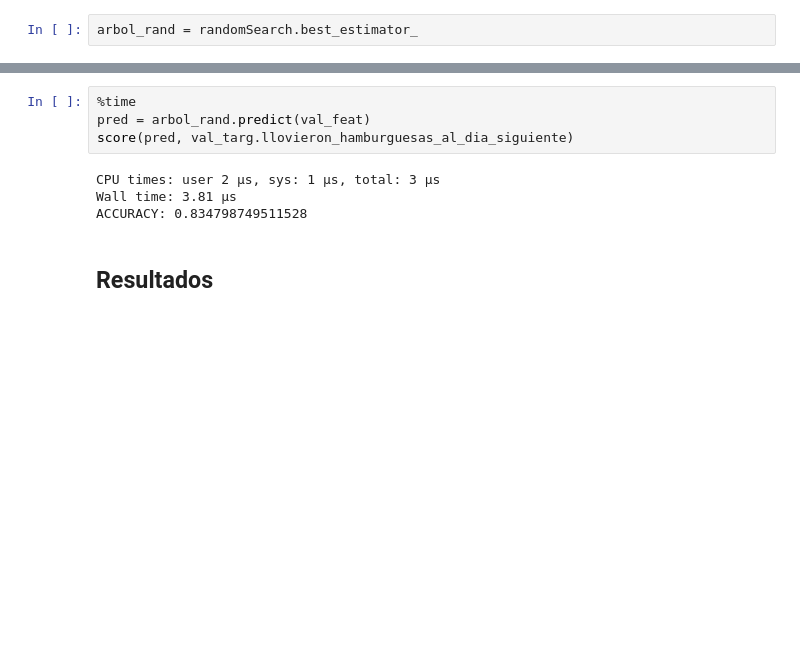
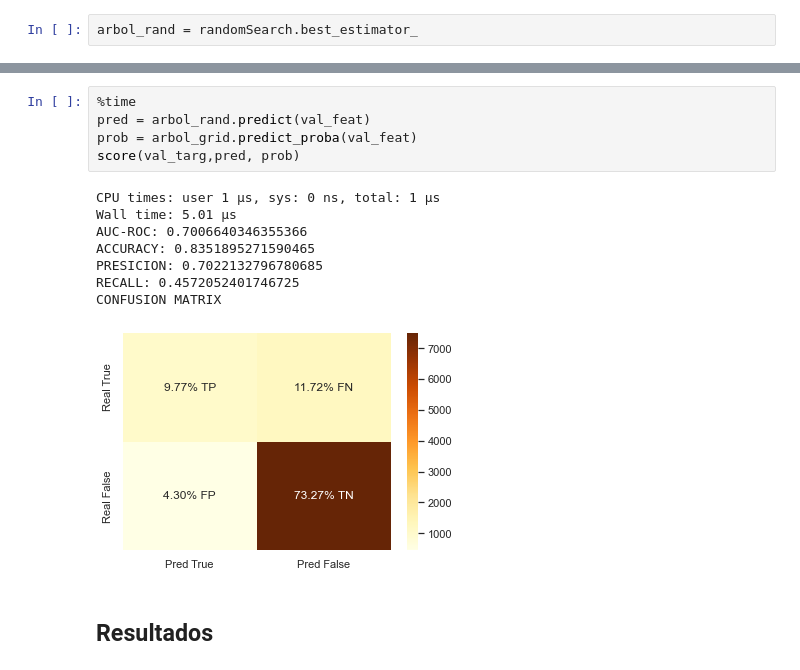
Before and after one commit to NicolasEzequielZulaicaRivera/OD_TPS, a Jupyter notebook: TP2/arbol.ipynb, the cells around one changed output, grey strips where cells are left out. Saved outputs shown, nothing was run; the diff lists cells and outputs as text; blank space fills up the shorter version.

```diff
--- a/TP2/arbol.ipynb
+++ b/TP2/arbol.ipynb
@@ -193,11 +207,17 @@ tree.plot_tree(arbol_rand);
 # %%
 %time
 pred = arbol_rand.predict(val_feat)
-score(pred, val_targ.llovieron_hamburguesas_al_dia_siguiente)
+prob = arbol_grid.predict_proba(val_feat)
+score(val_targ,pred, prob)
 # %% [output]
-CPU times: user 2 µs, sys: 1 µs, total: 3 µs
-Wall time: 3.81 µs
-ACCURACY: 0.834798749511528
+CPU times: user 1 µs, sys: 0 ns, total: 1 µs
+Wall time: 5.01 µs
+AUC-ROC: 0.7006640346355366
+ACCURACY: 0.8351895271590465
+PRESICION: 0.7022132796780685
+RECALL: 0.4572052401746725
+CONFUSION MATRIX
+[figure, added]
 # %% [markdown]
 ## Resultados
 # %% [markdown]
```
Also changed, not shown: parts of 15 cells of this notebook, 8 other files.
